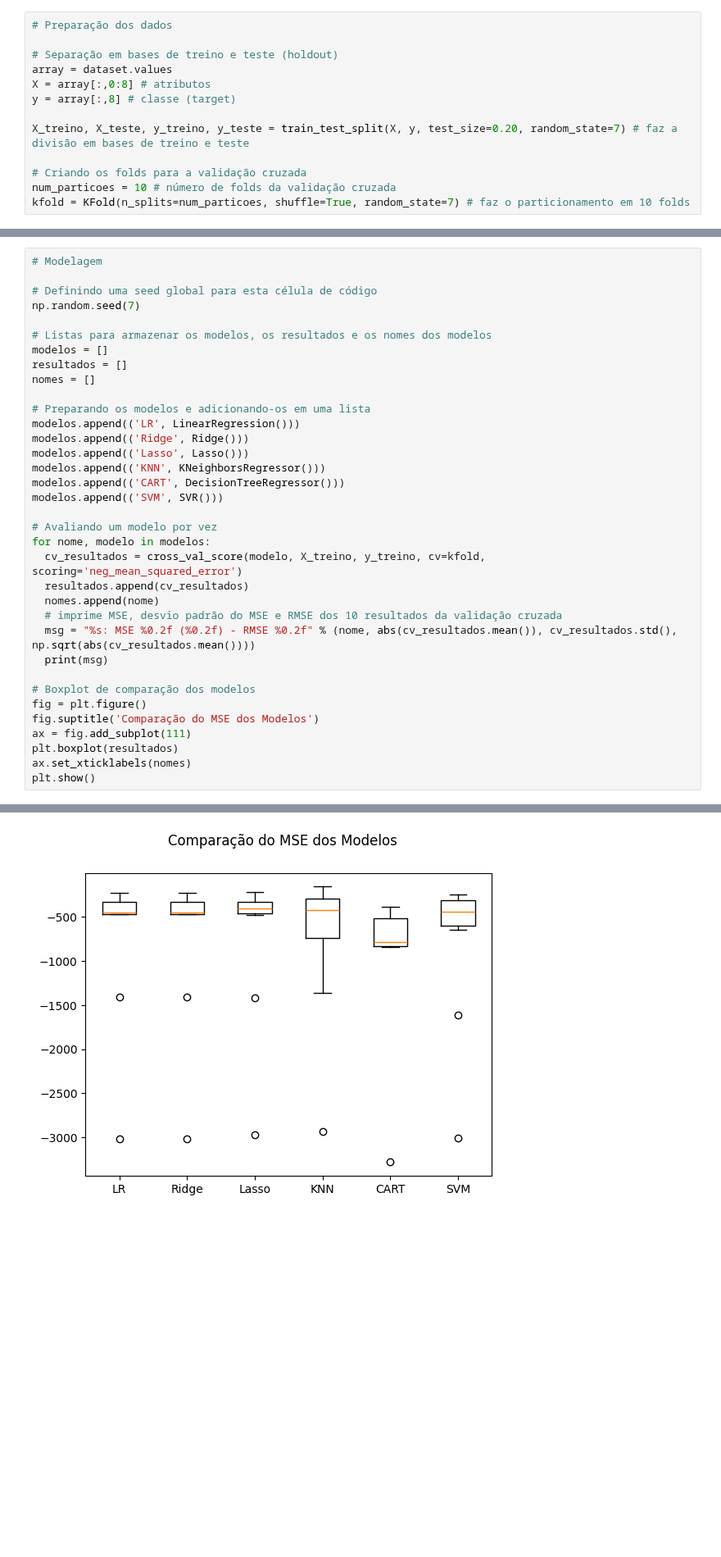
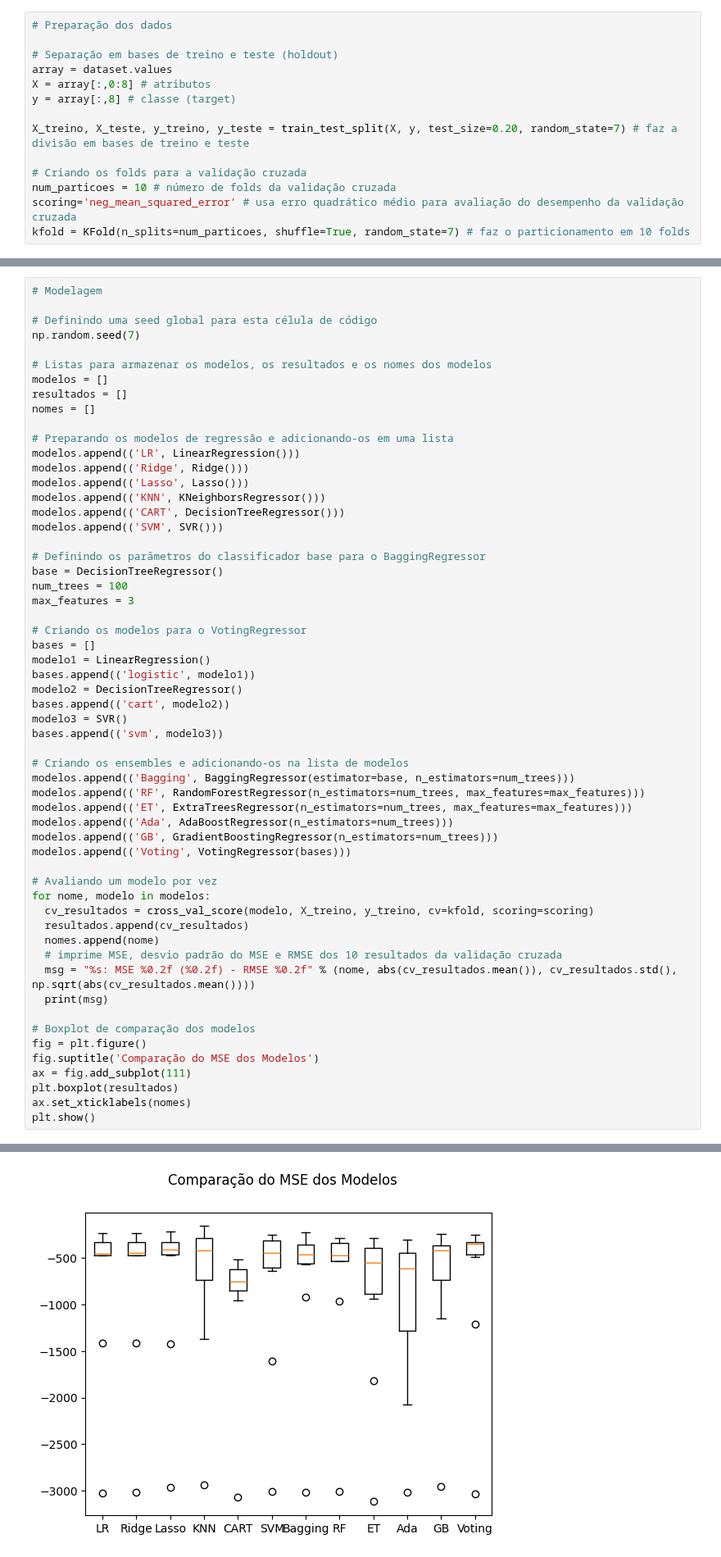
Before and after one commit to LAOLIVEIRA1972/PUC_MVP, a Jupyter notebook: mvp_v0.ipynb, the cells around one changed output, grey strips where cells are left out. Shown at 82% size. Saved outputs shown, nothing was run; the diff lists cells and outputs as text; blank space fills up the shorter version.

```diff
--- a/mvp_v0.ipynb
+++ b/mvp_v0.ipynb
@@ -61,4 +83,5 @@ X_treino, X_teste, y_treino, y_teste = train_test_split(X, y, test_size=0.20, ra
 
 # Criando os folds para a validação cruzada
 num_particoes = 10 # número de folds da validação cruzada
+scoring='neg_mean_squared_error' # usa erro quadrático médio para avaliação do desempenho da validação cruzada
 kfold = KFold(n_splits=num_particoes, shuffle=True, random_state=7) # faz o particionamento em 10 folds
@@ -73,7 +100,7 @@ modelos = []
 resultados = []
 nomes = []
 
-# Preparando os modelos e adicionando-os em uma lista
+# Preparando os modelos de regressão e adicionando-os em uma lista
 modelos.append(('LR', LinearRegression()))
 modelos.append(('Ridge', Ridge()))
 modelos.append(('Lasso', Lasso()))
@@ -81,9 +108,31 @@ modelos.append(('KNN', KNeighborsRegressor()))
 modelos.append(('CART', DecisionTreeRegressor()))
 modelos.append(('SVM', SVR()))
 
+# Definindo os parâmetros do classificador base para o BaggingRegressor
+base = DecisionTreeRegressor()
+num_trees = 100
+max_features = 3
+
+# Criando os modelos para o VotingRegressor
+bases = []
+modelo1 = LinearRegression()
+bases.append(('logistic', modelo1))
+modelo2 = DecisionTreeRegressor()
+bases.append(('cart', modelo2))
+modelo3 = SVR()
+bases.append(('svm', modelo3))
+
+# Criando os ensembles e adicionando-os na lista de modelos
+modelos.append(('Bagging', BaggingRegressor(estimator=base, n_estimators=num_trees)))
+modelos.append(('RF', RandomForestRegressor(n_estimators=num_trees, max_features=max_features)))
+modelos.append(('ET', ExtraTreesRegressor(n_estimators=num_trees, max_features=max_features)))
+modelos.append(('Ada', AdaBoostRegressor(n_estimators=num_trees)))
+modelos.append(('GB', GradientBoostingRegressor(n_estimators=num_trees)))
+modelos.append(('Voting', VotingRegressor(bases)))
+
 # Avaliando um modelo por vez
 for nome, modelo in modelos:
-  cv_resultados = cross_val_score(modelo, X_treino, y_treino, cv=kfold, scoring='neg_mean_squared_error')
+  cv_resultados = cross_val_score(modelo, X_treino, y_treino, cv=kfold, scoring=scoring)
   resultados.append(cv_resultados)
   nomes.append(nome)
   # imprime MSE, desvio padrão do MSE e RMSE dos 10 resultados da validação cruzada
@@ -107 +162 @@ SVM: MSE 781.37 (831.26) - RMSE 27.95
-[figure, old version]
+[figure, new version]
```
Also changed, not shown: parts of 10 cells of this notebook.
